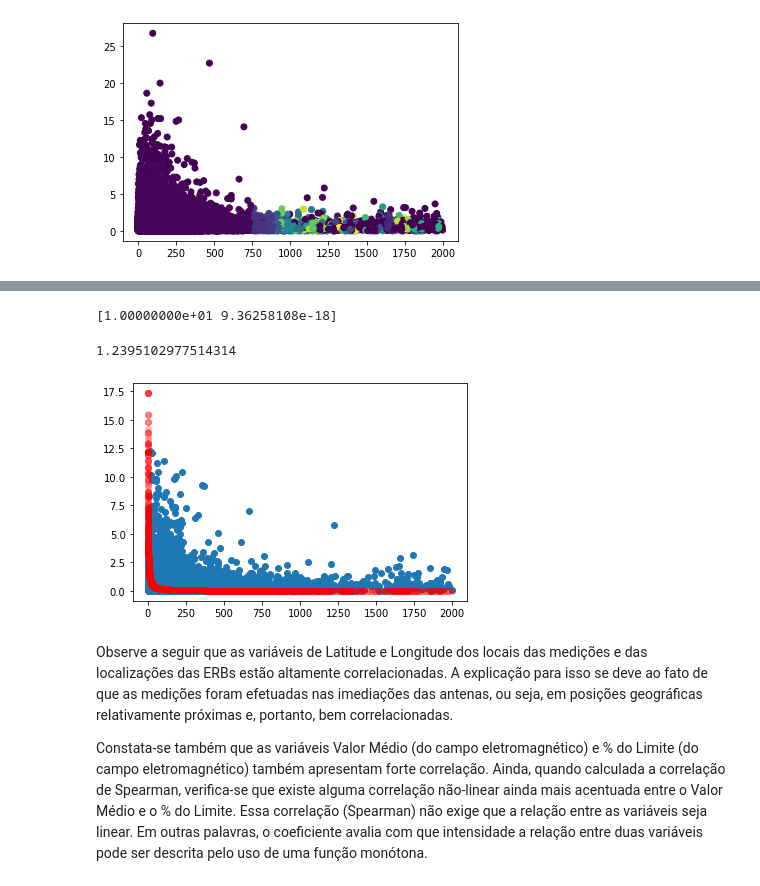
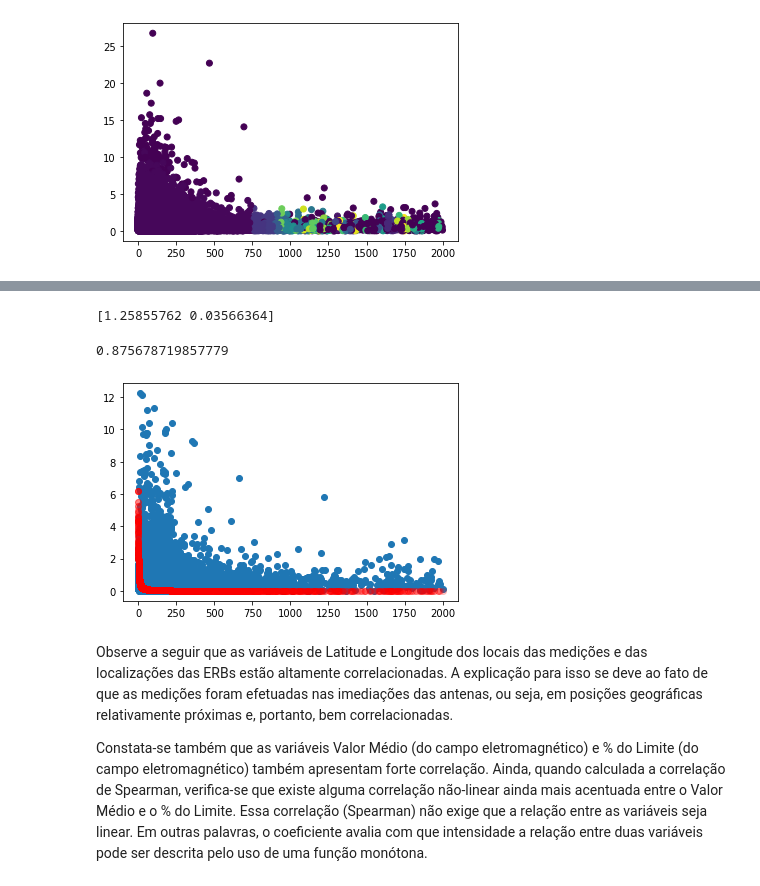
Before and after one commit to lucastsc/eletromagnetism, a Jupyter notebook: electromagnetism.ipynb, the cells around one changed output, grey strips where cells are left out. Cells and saved outputs as stored; diff of their text form; code cells hidden in the pictures.

```diff
--- a/electromagnetism.ipynb
+++ b/electromagnetism.ipynb
@@ -417,34 +421,32 @@ plt.scatter(ff['Distancia'], ff['Valor Medio'], c = clusters.labels_)
 # %%
 def func(x, w, g):
     return ( (30 * w * 10 ** (g / 10)) ** (0.5) )/ (x + 1)
 
 def custom_mse(y, ypred):
     diff = y - ypred
     diff_squared = diff ** 2
     return sum(diff_squared) / len(diff_squared)
 
 fdf = mdf.loc[mdf['Distancia'] <= 2000,['Distancia','Valor Medio']]
 
-# X = fdf.drop(['Valor Medio'], axis = 1)
-# y = fdf['Valor Medio']
 X = fdf['Distancia']
 y = fdf['Valor Medio']
 
 X_train, X_test, y_train, y_test = train_test_split(X, y, test_size = 0.2, random_state = 47)
 
-popt, _ = curve_fit(func, X_train, y_train, p0 = [30,4], bounds = ([10,0],[80,10]))
+popt, _ = curve_fit(func, X_train, y_train, p0 = [30,4], bounds = ([1,0],[80,10]))
 w, g = popt
 
 print(popt)
 plt.scatter(X_test , y_test)
 plt.scatter(X_test,func(X_test, w, g), color = 'red', alpha = 0.2)
 
 custom_mse(y_test, func(X_test, w, g))
 # r2_score(y_test,func(X_test, w, g))
 # %% [output]
-[1.00000000e+01 9.36258108e-18]
+[1.25855762 0.03566364]
-1.2395102977514314
+0.875678719857779
-[figure, old version]
+[figure, new version]
 # %% [markdown]
 Observe a seguir que as variáveis de Latitude e Longitude dos locais das medições e das localizações das ERBs estão altamente correlacionadas. A explicação para isso se deve ao fato de que as medições foram efetuadas nas imediações das antenas, ou seja, em posições geográficas relativamente próximas e, portanto, bem correlacionadas.
 
```
Also changed, not shown: parts of 2 cells of this notebook.
